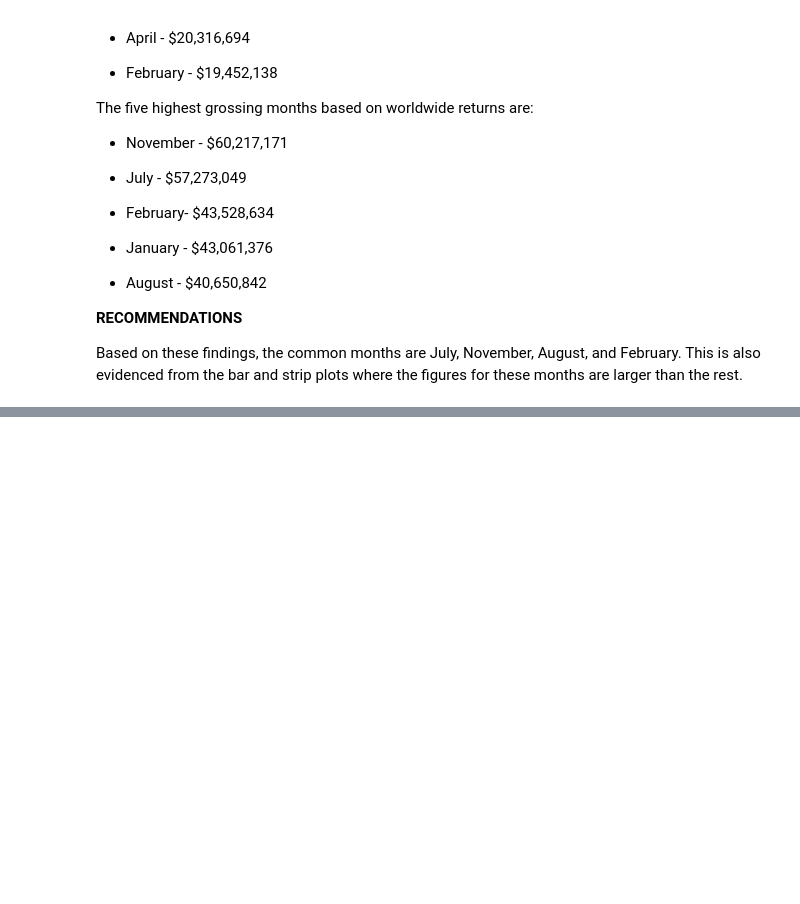
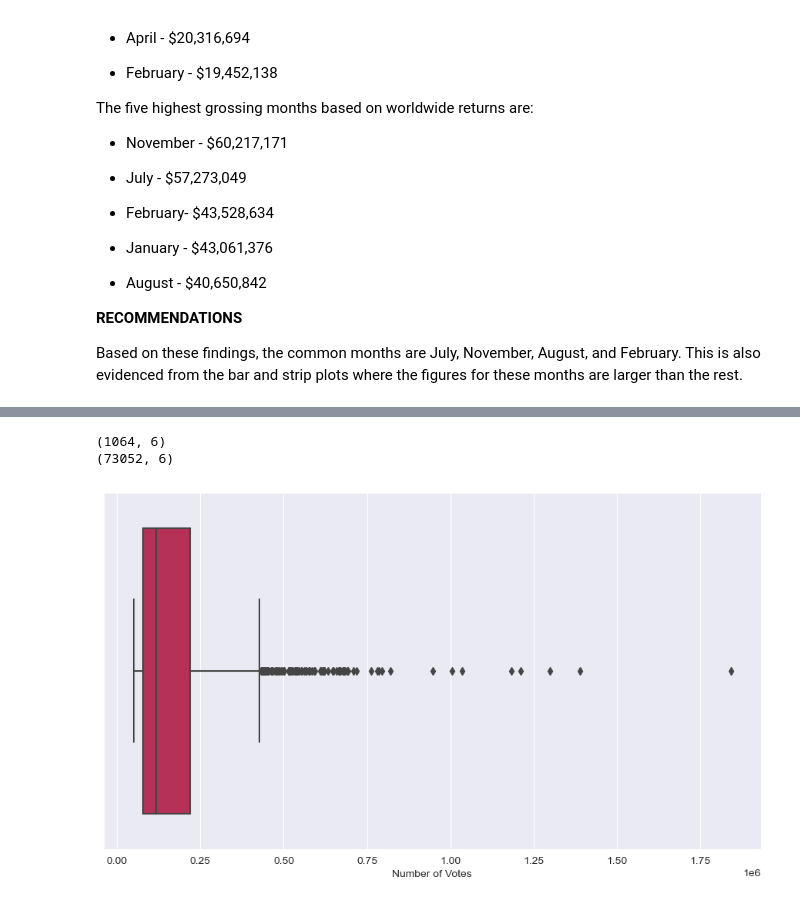
Before and after one commit to KImondorose/Film-Industry-Exploration, a Jupyter notebook: index.ipynb, the cells around one changed output, grey strips where cells are left out. Saved outputs shown, nothing was run; the diff lists cells and outputs as text; code cells hidden in the pictures; blank space fills up the shorter version.

```diff
--- a/index.ipynb
+++ b/index.ipynb
@@ -1125,0 +1208,17 @@ dtype: int64
+# %%
+
+# Let's only include films with over 100,000 votes so that the movies with very few ratings do not skew our findings
+new_imdb = joined_imdb.loc[joined_imdb['numvotes'] > 50000]
+print(new_imdb.shape)
+print(joined_imdb.shape)
+# %% [output]
+(1064, 6)
+(73052, 6)
+# %%
+# Check the distribution again
+fig2, ax = plt.subplots(figsize = (11, 6))
+new_imdb['numvotes'].sort_values()
+plot2 = sns.boxplot(data=new_imdb['numvotes'], x=new_imdb['numvotes'], palette = "rocket");
+plot2.set_xlabel('Number of Votes');
+# %% [output]
+[figure, added]
```
Also changed, not shown: parts of 41 cells of this notebook, 1 other file.
